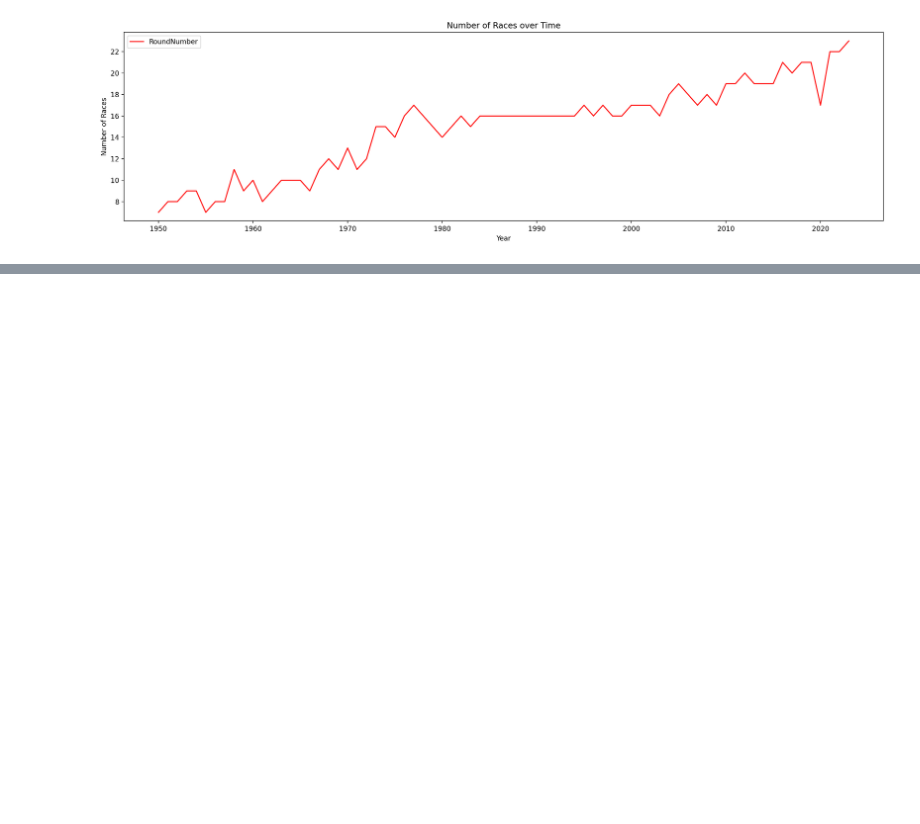
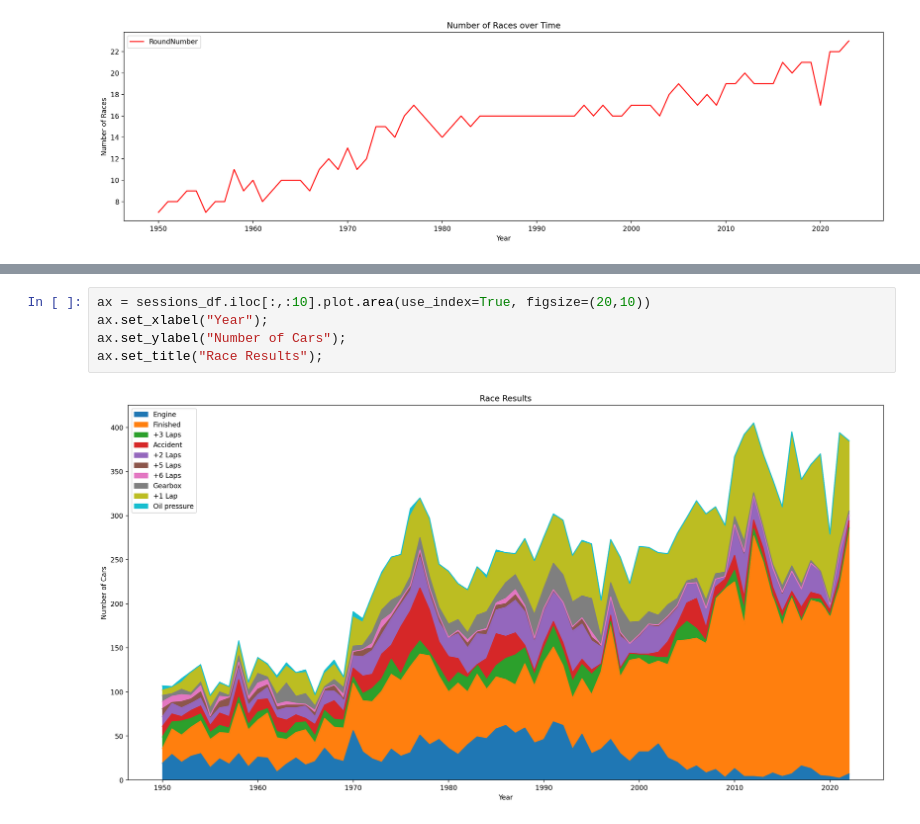
Before and after one commit to khushmeeet/f1, a Jupyter notebook: F1 analysis.ipynb, the cells around one changed output, grey strips where cells are left out. Drawn from its saved outputs; the diff is of its cells as text; blank space fills up the shorter version.

```diff
--- a/F1 analysis.ipynb
+++ b/F1 analysis.ipynb
@@ -35,0 +96,7 @@ ax.set_title("Number of Races over Time");
+# %%
+ax = sessions_df.iloc[:,:10].plot.area(use_index=True, figsize=(20,10))
+ax.set_xlabel("Year");
+ax.set_ylabel("Number of Cars");
+ax.set_title("Race Results");
+# %% [output]
+[figure, added]
```
Also changed, not shown: parts of 6 cells of this notebook.
